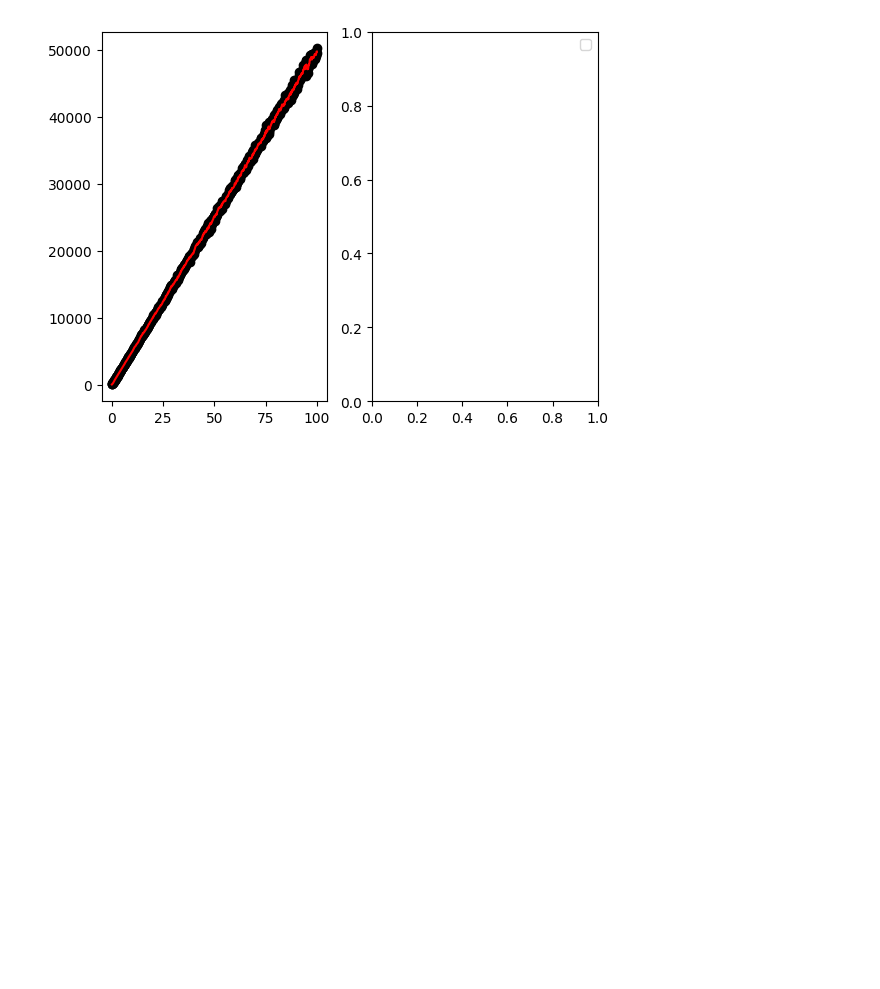
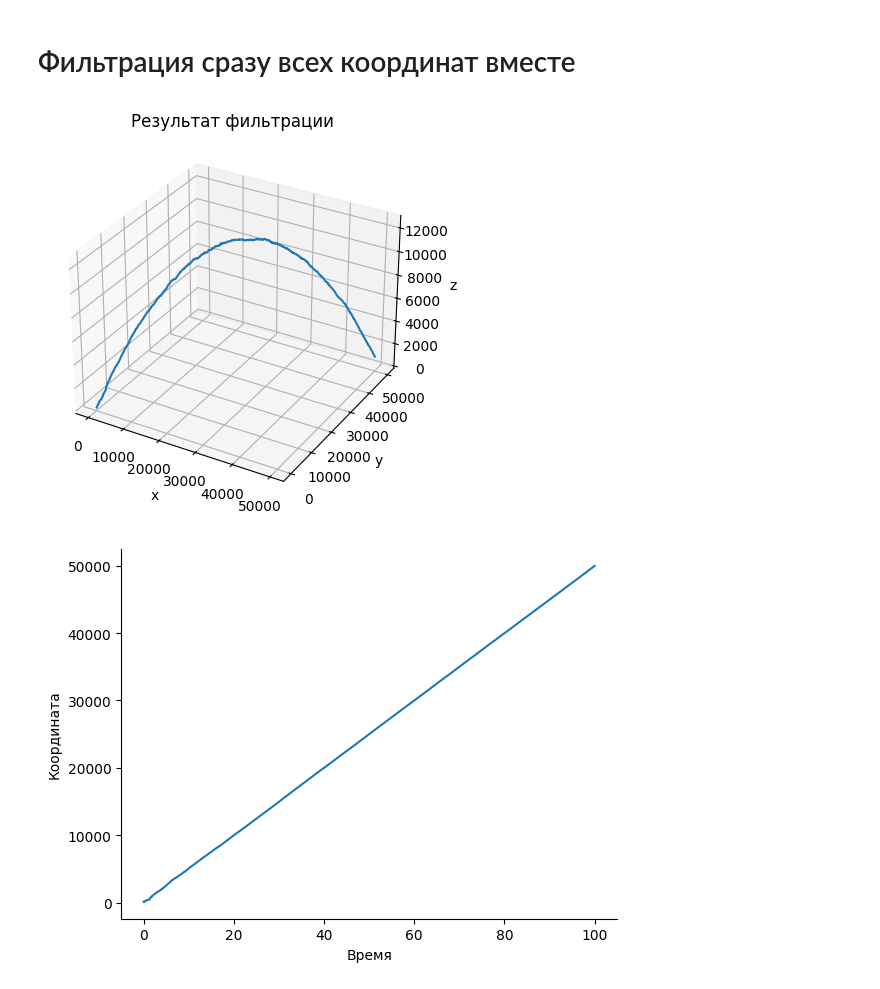
Before and after one commit to alxlnx/pyfilt, a Jupyter notebook: sandbox.ipynb, the cells around one changed output. Drawn from its saved outputs; the diff is of its cells as text; code cells hidden in the pictures; blank space fills up the shorter version.

```diff
--- a/sandbox.ipynb
+++ b/sandbox.ipynb
@@ -230,4 +316,2 @@ plot_trajectory_1d(t, x_n)
-# %%
-plot_filtering_results_1d(x_out[:, 0], x_n, t)
-# %% [output]
-[figure, removed]
+# %% [markdown]
+# Фильтрация сразу всех координат вместе
@@ -233,0 +365,10 @@ plot_filtering_results_1d(x_out[:, 0], x_n, t)
+# %%
+Z =  np.array([x_n, y_n, z_n]).T
+# %%
+res = KF.batch_filter(Z)
+x_KF, y_KF, z_KF = res[:, 0], res[:, 2], res[:, 4]
+plot_trajectory_3d(x_KF, y_KF, z_KF, title='Результат фильтрации')
+plot_trajectory_1d(t, y_KF)
+# %% [output]
+[figure, added]
+[figure, added]
```
Also changed, not shown: parts of 18 cells of this notebook.
